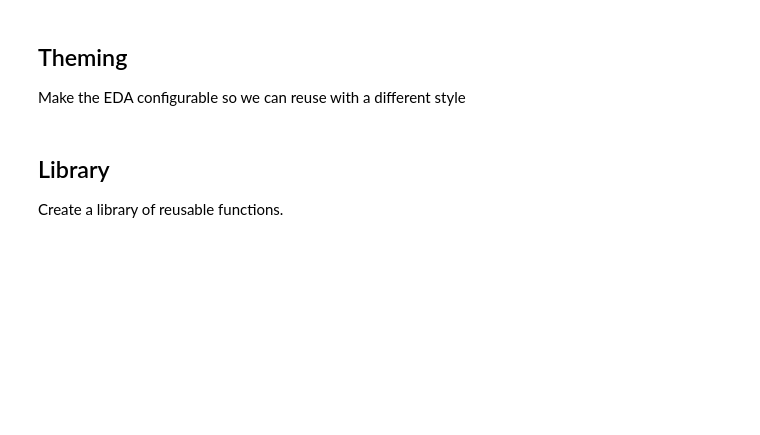
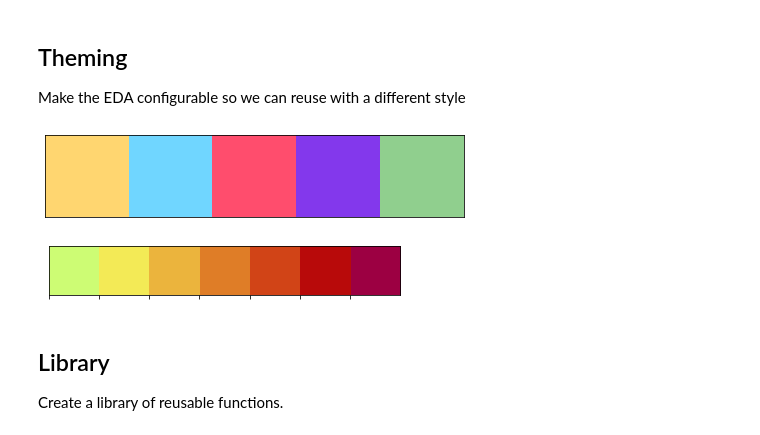
Before and after one commit to melling/ml-kaggle-titanic, a Jupyter notebook: titanic-eda01-biased-outliers.ipynb, the cells around one changed output. Drawn from its saved outputs; the diff is of its cells as text; code cells hidden in the pictures; blank space fills up the shorter version.

```diff
--- a/titanic-eda01-biased-outliers.ipynb
+++ b/titanic-eda01-biased-outliers.ipynb
@@ -90,6 +91,20 @@ TARGET = "Survived"
 ## Theming
 
 Make the EDA configurable so we can reuse with a different style
+# %%
+mpl.rcParams['font.size'] = 16
+
+custom_colors = ["#ffd670","#70d6ff","#ff4d6d","#8338ec","#90cf8e"]
+customPalette = sns.set_palette(sns.color_palette(custom_colors))
+sns.palplot(sns.color_palette(custom_colors),size=1.5)
+plt.tick_params(axis='both', labelsize=0, length = 0)
+# %% [output]
+[figure, added]
+# %%
+my_colors = ["#CDFC74", "#F3EA56", "#EBB43D", "#DF7D27", "#D14417", "#B80A0A", "#9C0042"]
+sns.palplot(sns.color_palette(my_colors), size=0.9)
+# %% [output]
+[figure, added]
 # %%
 from itertools import cycle
 
```
Also changed, not shown: parts of 8 cells of this notebook.
